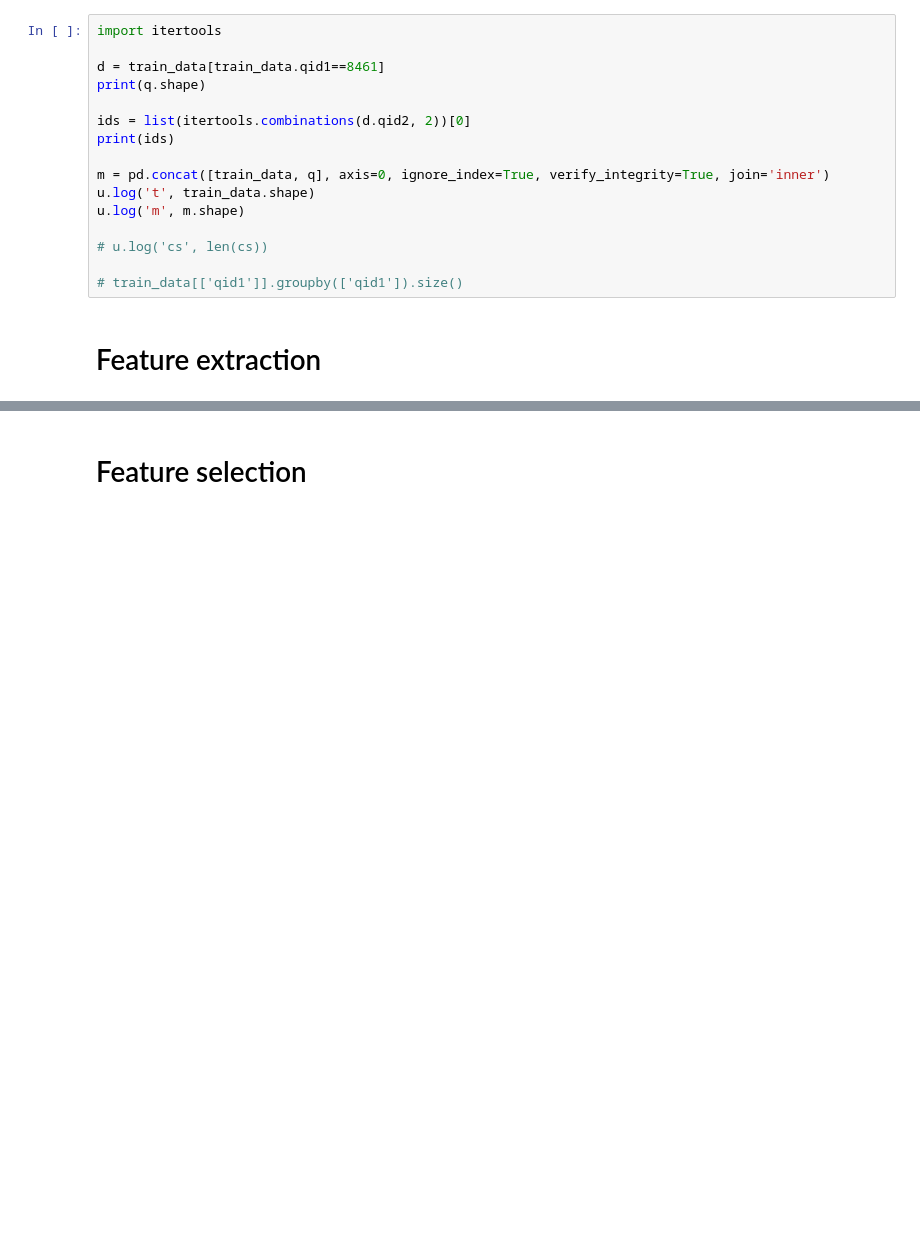
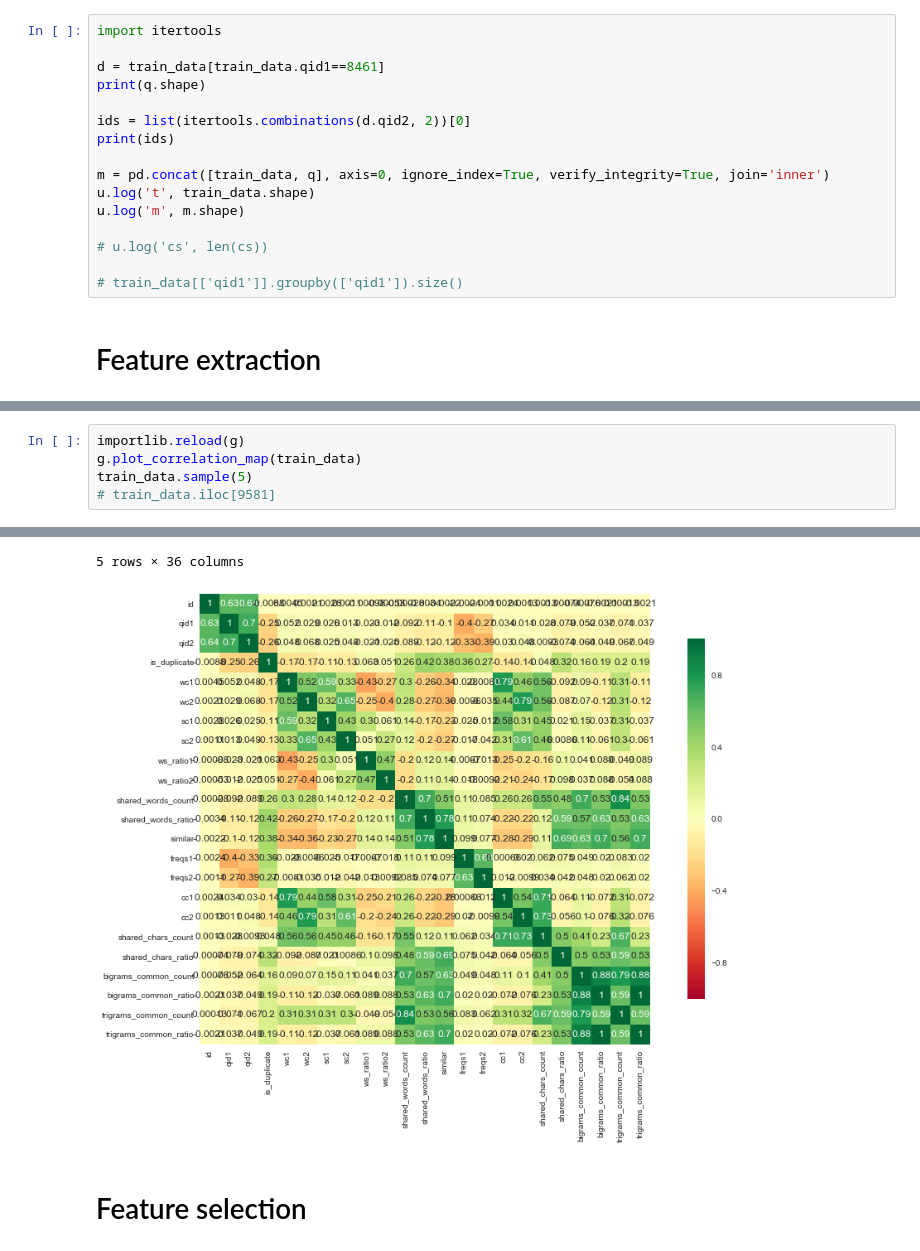
Before and after one commit to icostan/kaggle, a Jupyter notebook: quora-pairs/quora-pairs.ipynb, the cells around one changed output, grey strips where cells are left out. Saved outputs shown, nothing was run; the diff lists cells and outputs as text; blank space fills up the shorter version.

```diff
--- a/quora-pairs/quora-pairs.ipynb
+++ b/quora-pairs/quora-pairs.ipynb
@@ -151,0 +200,6 @@ g.plot_correlation_map(train_data)
+# %%
+importlib.reload(g)
+g.plot_correlation_map(train_data)
+train_data.sample(5)
+# train_data.iloc[9581]
+# %% [output]
@@ -152,3 +212,5 @@ g.plot_correlation_map(train_data)
+5 rows × 36 columns
+[figure, added]
 # %% [markdown]
 # Feature selection
 # %%
```
Also changed, not shown: parts of 25 cells of this notebook, 3 other files.
